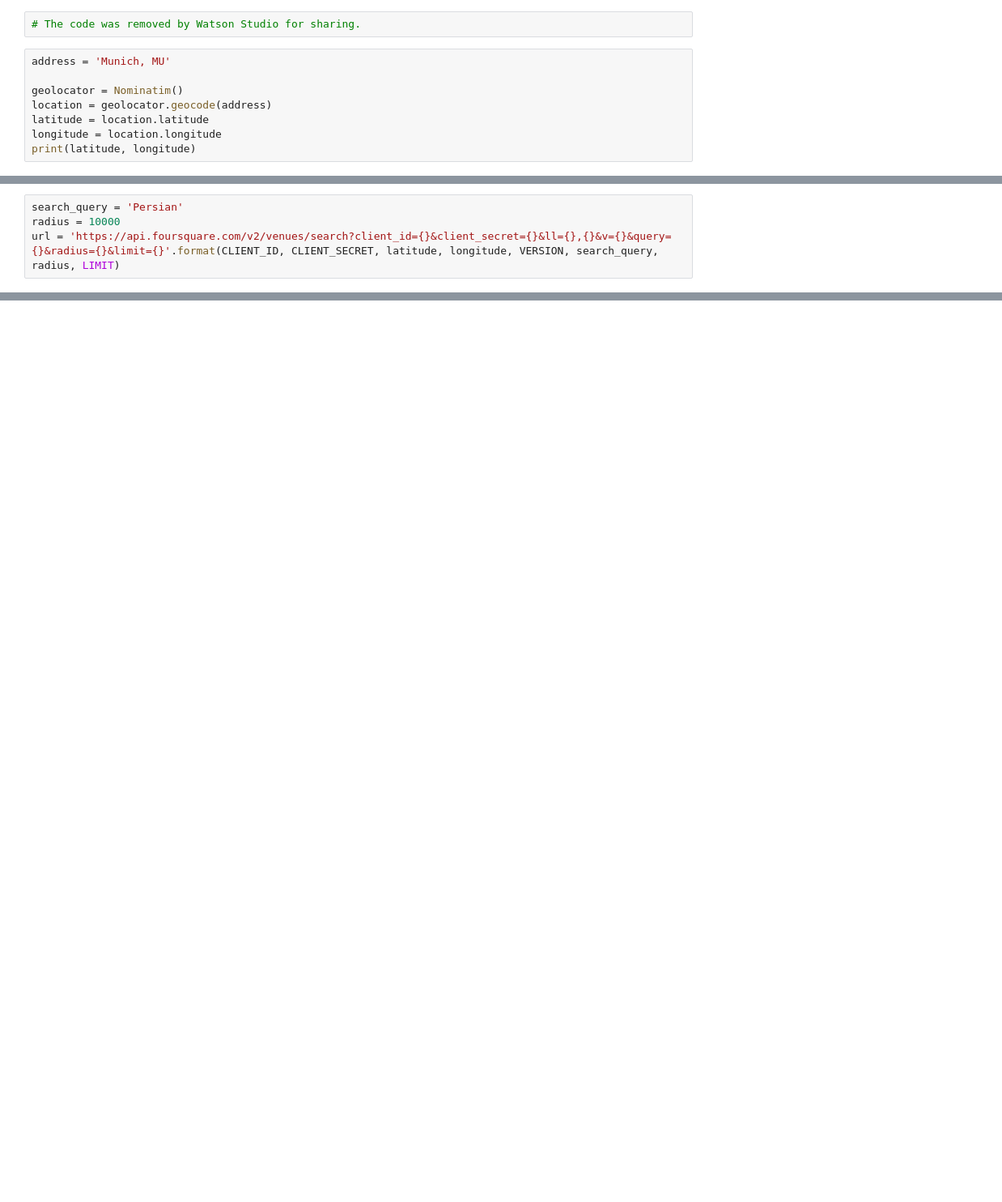
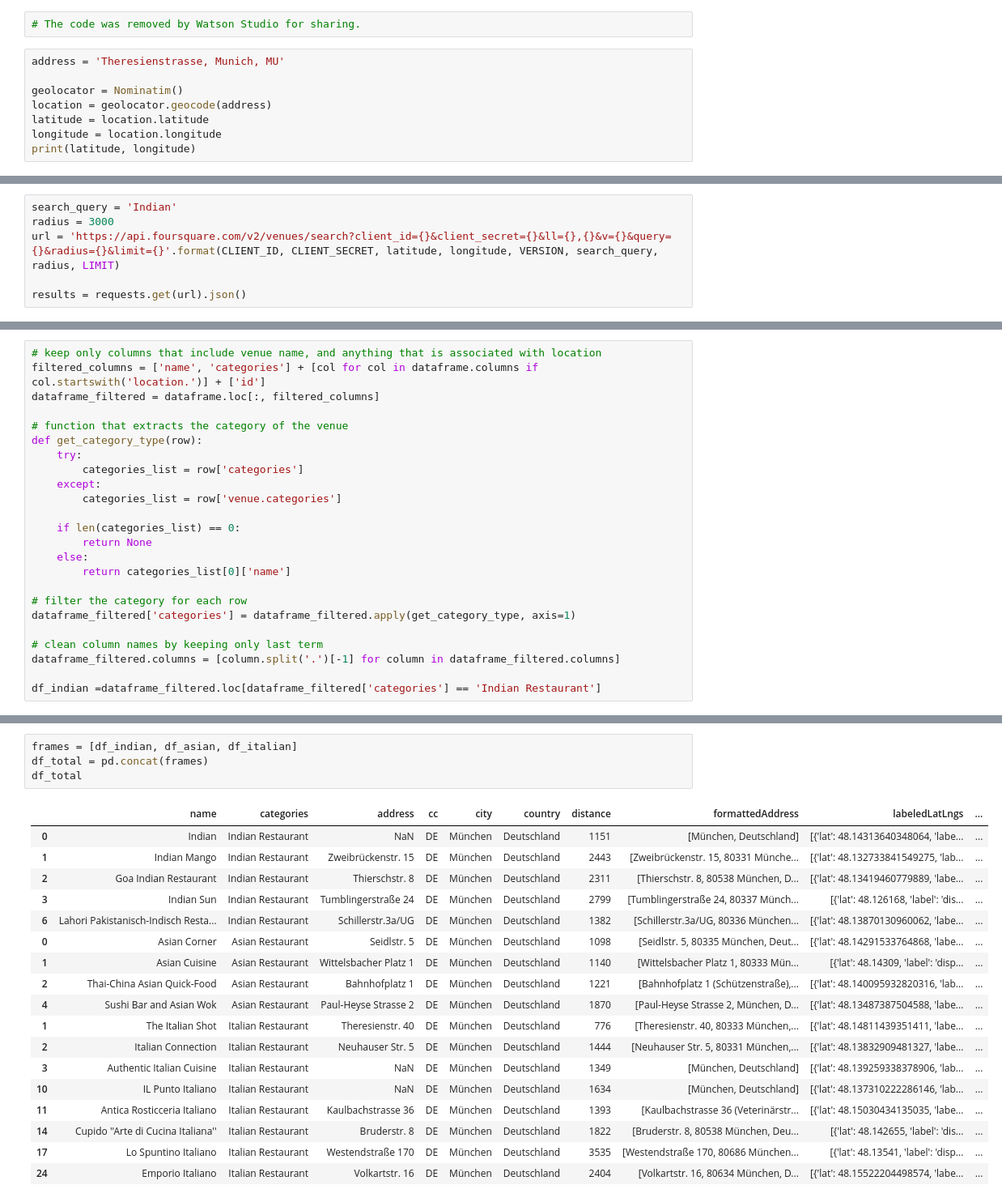
Before and after one commit to Farz5/Capstone-Project-IBM-Data-Science, a Jupyter notebook: Description-project.ipynb, the cells around one changed output, grey strips where cells are left out. Shown: that part at 81% size. Saved outputs shown, nothing was run; the diff lists cells and outputs as text; blank space fills up the shorter version.

```diff
--- a/Description-project.ipynb
+++ b/Description-project.ipynb
@@ -53,7 +51,7 @@ folium-0.5.0-p 100% |################################| Time: 0:00:00  35.12 MB/s
 # %%
 # The code was removed by Watson Studio for sharing.
 # %%
-address = 'Munich, MU'
+address = 'Theresienstrasse, Munich, MU'
 
 geolocator = Nominatim()
 location = geolocator.geocode(address)
@@ -67,4 +67,6 @@ NameError: name 'Nominatim' is not defined
 # %%
-search_query = 'Persian'
-radius = 10000
+search_query = 'Indian'
+radius = 3000
 url = 'https://api.foursquare.com/v2/venues/search?client_id={}&client_secret={}&ll={},{}&v={}&query={}&radius={}&limit={}'.format(CLIENT_ID, CLIENT_SECRET, latitude, longitude, VERSION, search_query, radius, LIMIT)
+
+results = requests.get(url).json()
@@ -138,0 +83,24 @@ results
+# %%
+# keep only columns that include venue name, and anything that is associated with location
+filtered_columns = ['name', 'categories'] + [col for col in dataframe.columns if col.startswith('location.')] + ['id']
+dataframe_filtered = dataframe.loc[:, filtered_columns]
+
+# function that extracts the category of the venue
+def get_category_type(row):
+    try:
+        categories_list = row['categories']
+    except:
+        categories_list = row['venue.categories']
+
+    if len(categories_list) == 0:
+        return None
+    else:
+        return categories_list[0]['name']
+
+# filter the category for each row
+dataframe_filtered['categories'] = dataframe_filtered.apply(get_category_type, axis=1)
+
+# clean column names by keeping only last term
+dataframe_filtered.columns = [column.split('.')[-1] for column in dataframe_filtered.columns]
+
+df_indian =dataframe_filtered.loc[dataframe_filtered['categories'] == 'Indian Restaurant']
@@ -138,0 +155,23 @@ results
+# %%
+frames = [df_indian, df_asian, df_italian]
+df_total = pd.concat(frames)
+df_total
+# %% [output]
+|  | name | categories | address | cc | city | country | distance | formattedAddress | labeledLatLngs | ... |
+| 0 | Indian | Indian Restaurant | NaN | DE | München | Deutschland | 1151 | [München, Deutschland] | [{'lat': 48.14313640348064, 'labe... | ... |
+| 1 | Indian Mango | Indian Restaurant | Zweibrückenstr. 15 | DE | München | Deutschland | 2443 | [Zweibrückenstr. 15, 80331 Münche... | [{'lat': 48.132733841549275, 'lab... | ... |
+| 2 | Goa Indian Restaurant | Indian Restaurant | Thierschstr. 8 | DE | München | Deutschland | 2311 | [Thierschstr. 8, 80538 München, D... | [{'lat': 48.13419460779889, 'labe... | ... |
+| 3 | Indian Sun | Indian Restaurant | Tumblingerstraße 24 | DE | München | Deutschland | 2799 | [Tumblingerstraße 24, 80337 Münch... | [{'lat': 48.126168, 'label': 'dis... | ... |
+| 6 | Lahori Pakistanisch-Indisch Resta... | Indian Restaurant | Schillerstr.3a/UG | DE | München | Deutschland | 1382 | [Schillerstr.3a/UG, 80336 München... | [{'lat': 48.13870130960062, 'labe... | ... |
+| 0 | Asian Corner | Asian Restaurant | Seidlstr. 5 | DE | München | Deutschland | 1098 | [Seidlstr. 5, 80335 München, Deut... | [{'lat': 48.14291533764868, 'labe... | ... |
+| 1 | Asian Cuisine | Asian Restaurant | Wittelsbacher Platz 1 | DE | München | Deutschland | 1140 | [Wittelsbacher Platz 1, 80333 Mün... | [{'lat': 48.14309, 'label': 'disp... | ... |
+| 2 | Thai-China Asian Quick-Food | Asian Restaurant | Bahnhofplatz 1 | DE | München | Deutschland | 1221 | [Bahnhofplatz 1 (Schützenstraße),... | [{'lat': 48.140095932820316, 'lab... | ... |
+| 4 | Sushi Bar and Asian Wok | Asian Restaurant | Paul-Heyse Strasse 2 | DE | München | Deutschland | 1870 | [Paul-Heyse Strasse 2, München, D... | [{'lat': 48.13487387504588, 'labe... | ... |
+| 1 | The Italian Shot | Italian Restaurant | Theresienstr. 40 | DE | München | Deutschland | 776 | [Theresienstr. 40, 80333 München,... | [{'lat': 48.14811439351411, 'labe... | ... |
+| 2 | Italian Connection | Italian Restaurant | Neuhauser Str. 5 | DE | München | Deutschland | 1444 | [Neuhauser Str. 5, 80331 München,... | [{'lat': 48.13832909481327, 'labe... | ... |
+| 3 | Authentic Italian Cuisine | Italian Restaurant | NaN | DE | München | Deutschland | 1349 | [München, Deutschland] | [{'lat': 48.139259338378906, 'lab... | ... |
+| 10 | IL Punto Italiano | Italian Restaurant | NaN | DE | München | Deutschland | 1634 | [München, Deutschland] | [{'lat': 48.137310222286146, 'lab... | ... |
+| 11 | Antica Rosticceria Italiano | Italian Restaurant | Kaulbachstrasse 36 | DE | München | Deutschland | 1393 | [Kaulbachstrasse 36 (Veterinärstr... | [{'lat': 48.15030434135035, 'labe... | ... |
+| 14 | Cupido ''Arte di Cucina Italiana'' | Italian Restaurant | Bruderstr. 8 | DE | München | Deutschland | 1822 | [Bruderstr. 8, 80538 München, Deu... | [{'lat': 48.142655, 'label': 'dis... | ... |
+| 17 | Lo Spuntino Italiano | Italian Restaurant | Westendstraße 170 | DE | München | Deutschland | 3535 | [Westendstraße 170, 80686 München... | [{'lat': 48.13541, 'label': 'disp... | ... |
+| 24 | Emporio Italiano | Italian Restaurant | Volkartstr. 16 | DE | München | Deutschland | 2404 | [Volkartstr. 16, 80634 München, D... | [{'lat': 48.15522204498574, 'labe... | ... |
```
Also changed, not shown: parts of 27 cells of this notebook.
